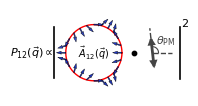
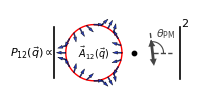
Unified diff of the notebook cell whose output changed from the first chart to the second:
--- before
+++ after
@@ -45,7 +45,7 @@
 hline_endpt = rq_circ * E9c.Mp4 / E9c.k_lw
 theta_PM_example = 100 / 180 * np.pi    # Will look distorted because of the xlim and ylim, but don't have better solutions yet
-theta_endpt = 0.7 * rq_circ * np.array([np.cos(theta_PM_example), np.sin(theta_PM_example)])
+theta_endpt = 0.6 * rq_circ * np.array([np.cos(theta_PM_example), np.sin(theta_PM_example)])
 theta_arrow_endpt = 0.7 * theta_endpt
-theta_stem_endpt = 0.5 * theta_endpt
+theta_stem_endpt = 0.4 * theta_endpt
 
 axes_Berry[2].plot([0, hline_endpt[0]], [0, hline_endpt[1]],
@@ -53,5 +53,5 @@
 axes_Berry[2].plot([0, theta_endpt[0]], [0, theta_endpt[1]],
            color = color_theta_PM, linestyle = "--", linewidth = 1)#plt_sizes["theta_PM_--lw"])
-axes_Berry[2].text(0.11, 0.1, r"$\theta_{\mathrm{PM}}$", ha = "left", va = "bottom",
+axes_Berry[2].text(0.11, 0.22, r"$\theta_{\mathrm{PM}}$", ha = "left", va = "bottom",
                    color = color_theta_PM, fontsize = 8)#plt_sizes["theta_PM_fontsize"])
 axes_Berry[2].plot([- theta_stem_endpt[0], theta_stem_endpt[0]], [- theta_stem_endpt[1], theta_stem_endpt[1]],
@@ -62,5 +62,5 @@
                 edgecolor = "none",         # This smoothes out the arrow
                 facecolor = color_theta_PM,
-                arrowstyle = '<|-|>,head_width=0.06,head_length=0.12',#plt_sizes["PM_arrow_arrowstyle"],
+                arrowstyle = '<|-|>,head_width=0.05,head_length=0.10',#plt_sizes["PM_arrow_arrowstyle"],
                 mutation_scale = 50,
                 shrinkA = 0,
@@ -68,5 +68,5 @@
             )
 axes_Berry[2].add_patch(arrow_PM)
-util.draw_circle(axes_Berry[2], center = (0, 0), radius = 6, theta_range = (0, theta_PM_example),
+util.draw_circle(axes_Berry[2], center = (0, 0), radius = 11, theta_range = (0, theta_PM_example),
                  close_circle = False, color = color_theta_PM, linestyle = "-", coor_type = "display",
                  linewidth = 0.8)#plt_sizes["theta_PM_arclw"])

Commit: (i) Fine tuning of paper fig2; (ii) a bunch of plots for the theory chapter of thesis